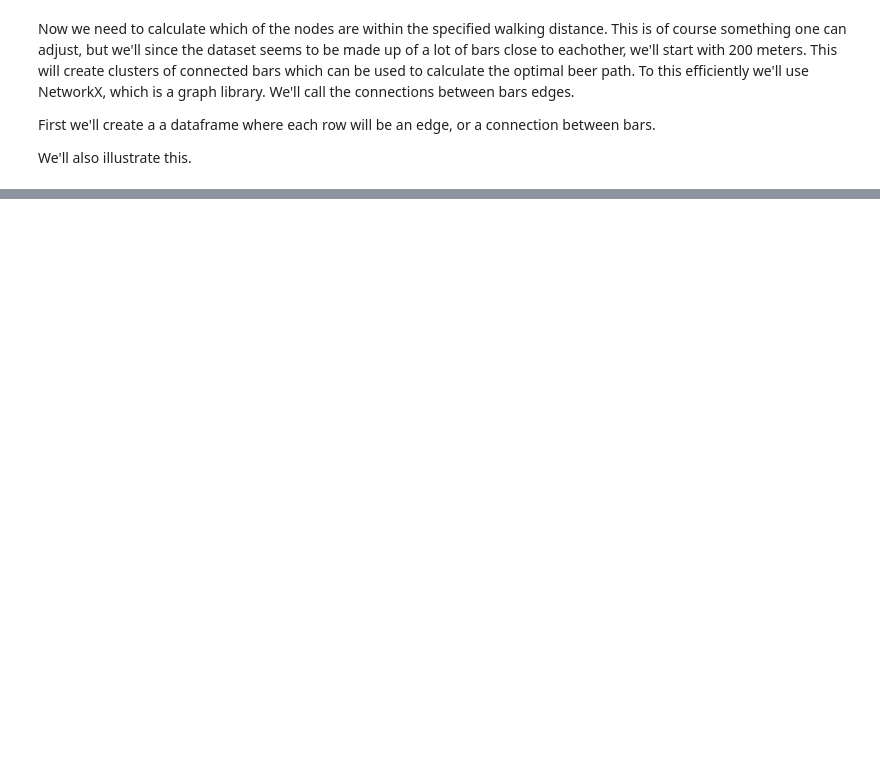
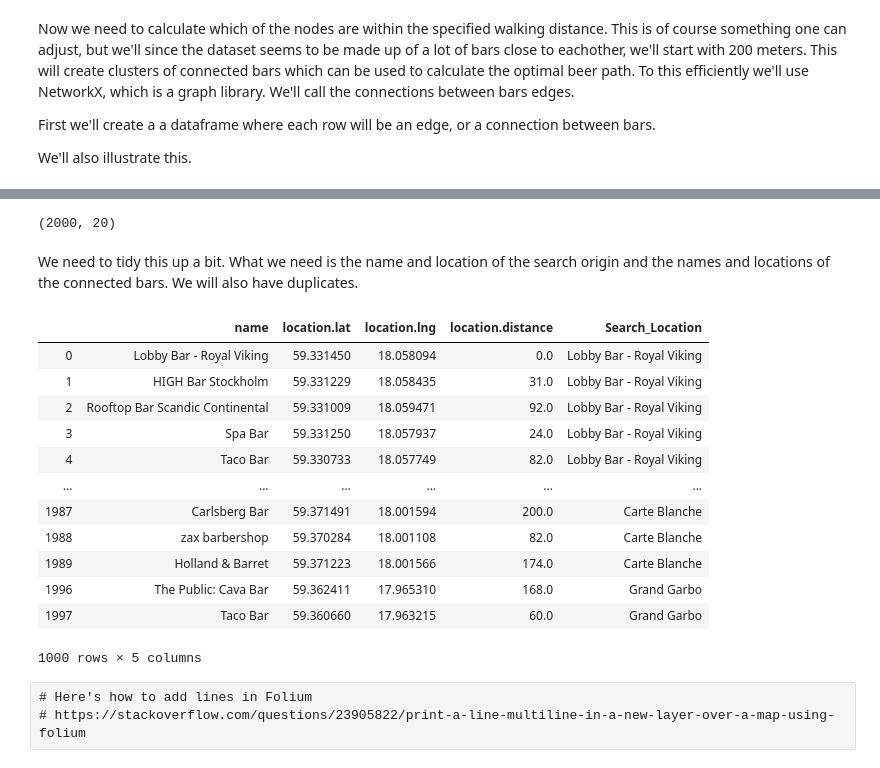
Before and after one commit to PetterWe/Coursera_Capstone, a Jupyter notebook: The optimal beer path of Stockholm, Sweden.ipynb, the cells around one changed output, grey strips where cells are left out. Saved outputs shown, nothing was run; the diff lists cells and outputs as text; code cells hidden in the pictures; blank space fills up the shorter version.

Commit message:
API and datawrangling
API call in for loop added, started data wrangling for edges

```diff
--- a/The optimal beer path of Stockholm, Sweden.ipynb
+++ b/The optimal beer path of Stockholm, Sweden.ipynb
@@ -197,3 +190,30 @@ Now we need to calculate which of the nodes are within the specified walking dis
 First we'll create a a dataframe where each row will be an edge, or a connection between bars.
 
 We'll also illustrate this.
+# %%
+#It worked using iterrows and two API calls per iteration, no need to use asyncio and aiohttp
+df_edges=pd.DataFrame([])
+for index, row in Dataframe_of_bars_to_connect.iterrows():
+    #Iterating over each location to find the bars within distance
+    search_query = 'Bar'
+    radius = 200
+    latitude = row["Latitude"]
+    longitude = row["Longitude"]
+    name_of_location=row["Name"]
+    url = 'https://api.foursquare.com/v2/venues/search?client_id={}&client_secret={}&ll={},{}&v={}&query={}&radius={}&limit={}'.format(CLIENT_ID, CLIENT_SECRET, latitude, longitude, VERSION, search_query, radius, LIMIT)
+    bar_res = requests.get(url).json()
+    json_bar_res = bar_res ['response']['venues']
+    df_bar_res = json_normalize(json_bar_res)
+    df_bar_res['Search_Location']=name_of_location #We need to know from where we are searching to be able to connect the edges
+    df_edges=df_edges.append(df_bar_res, ignore_index=True, sort=False )
+    #We also need to fetch the Nightclubs
+    search_query = 'Nightclub'
+    nightClub_res = requests.get(url).json()
+    json_nc_res=nightClub_res['response']['venues']
+    df_nc_res = json_normalize(json_nc_res)
+    df_nc_res['Search_Location']=name_of_location #We need to know from where we are searching
+    df_edges=df_edges.append(df_nc_res, ignore_index=True, sort=False )
+    #We need to get the name of the location we are searching from into the dataframe too, to be able to add the edges
+
+
+df_edges.head()
@@ -199,0 +227,27 @@ We'll also illustrate this.
+# %%
+df_edges.shape
+# %% [output]
+(2000, 20)
+# %% [markdown]
+We need to tidy this up a bit. What we need is the name and location of the search origin and the names and locations of the connected bars. We will also have duplicates.
+# %%
+df_edges=df_edges[['name','location.lat','location.lng','location.distance','Search_Location']]
+df_edges.drop_duplicates(inplace=True)
+df_edges
+# %% [output]
+|  | name | location.lat | location.lng | location.distance | Search_Location |
+| 0 | Lobby Bar - Royal Viking | 59.331450 | 18.058094 | 0.0 | Lobby Bar - Royal Viking |
+| 1 | HIGH Bar Stockholm | 59.331229 | 18.058435 | 31.0 | Lobby Bar - Royal Viking |
+| 2 | Rooftop Bar Scandic Continental | 59.331009 | 18.059471 | 92.0 | Lobby Bar - Royal Viking |
+| 3 | Spa Bar | 59.331250 | 18.057937 | 24.0 | Lobby Bar - Royal Viking |
+| 4 | Taco Bar | 59.330733 | 18.057749 | 82.0 | Lobby Bar - Royal Viking |
+| ... | ... | ... | ... | ... | ... |
+| 1987 | Carlsberg Bar | 59.371491 | 18.001594 | 200.0 | Carte Blanche |
+| 1988 | zax barbershop | 59.370284 | 18.001108 | 82.0 | Carte Blanche |
+| 1989 | Holland & Barret | 59.371223 | 18.001566 | 174.0 | Carte Blanche |
+| 1996 | The Public: Cava Bar | 59.362411 | 17.965310 | 168.0 | Grand Garbo |
+| 1997 | Taco Bar | 59.360660 | 17.963215 | 60.0 | Grand Garbo |
+1000 rows × 5 columns
+# %% [raw]
+# Here's how to add lines in Folium
+# https://stackoverflow.com/questions/23905822/print-a-line-multiline-in-a-new-layer-over-a-map-using-folium
```
Also changed, not shown: parts of 8 cells of this notebook.
